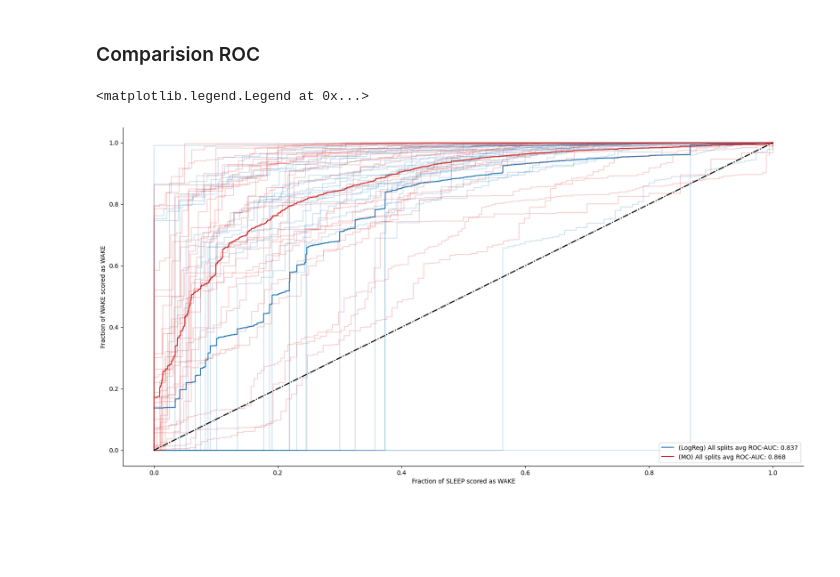
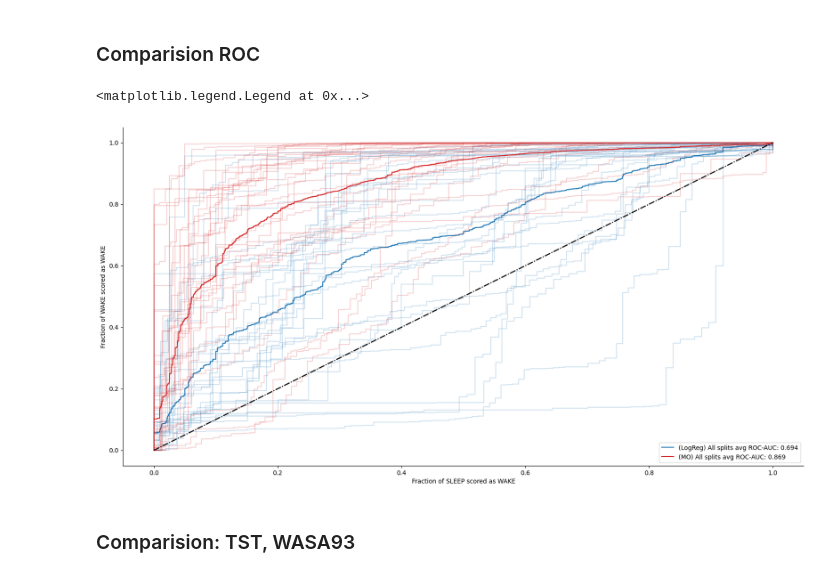
Before and after one commit to Arcascope/pisces, a Jupyter notebook: analyses/stationary_vs_hybrid.ipynb, the cells around one changed output. Cells and saved outputs as stored; diff of their text form; code cells hidden in the pictures; blank space fills up the shorter version.

```diff
--- a/analyses/stationary_vs_hybrid.ipynb
+++ b/analyses/stationary_vs_hybrid.ipynb
@@ -191,7 +226,7 @@ from pisces.experiments import MOResUNetPretrained
 
 w = sets['walch_et_al']
 subj = w.ids[1]
-X, y = mo_preprocessed_data[1]
+(X, y), id  = mo_preprocessed_data_walch[1]
 print("X.shape =", X.shape)
 spec = X[0, 1:, :, 0].T
 
@@ -298,0 +303,8 @@ plot_auc_CDF(log_reg_aucs)
+# %%
+
+from pisces.experiments import LeaveOneOutSplitter, SGDLogisticRegression, run_splits
+
+DATA_SET = walch
+loo = LeaveOneOutSplitter()
+
+split_models, log_reg_preprocessed_data_walch, splits = run_splits(loo, DATA_SET, SGDLogisticRegression)
@@ -298,0 +313,12 @@ plot_auc_CDF(log_reg_aucs)
+# %%
+
+log_reg_preprocessed_data_walch = [l for l in log_reg_preprocessed_data_walch if l[0] is not None]
+log_reg_evaluations_walch: List[dict] = []
+for i, ((X, y), id) in enumerate(log_reg_preprocessed_data_walch):
+    y_hat_proba = split_models[i].predict_probabilities(X)
+    analysis = split_analysis(y, y_hat_sleep_proba)
+    log_reg_evaluations_walch.append(analysis)
+    print(f"Processing {i+1} of {len(log_reg_preprocessed_data_walch)} ({id})... AUROC: {analysis['auc']}")
+log_reg_aucs_walch = [e["auc"] for e in log_reg_evaluations_walch]
+log_reg_fprs_walch = [e["roc_curve"]["fprs"] for e in log_reg_evaluations_walch]
+log_reg_tprs_walch = [e["roc_curve"]["tprs"] for e in log_reg_evaluations_walch]
@@ -431,0 +439,17 @@ prediction: (915,), labels: (957,)
+# %%
+
+log_reg_preprocessed_data_hybrid = [
+    (d, DATA_SET.ids[i])
+    for i in range(len(split_models))
+    if (d := split_models[i].get_needed_X_y(DATA_SET, DATA_SET.ids[i])) is not None
+]
+
+log_reg_evaluations_hybrid: List[dict] = []
+for i, ((X, y), id) in enumerate(log_reg_preprocessed_data_hybrid):
+    y_hat_proba = split_models[i].predict_probabilities(X)
+    analysis = split_analysis(y, y_hat_sleep_proba)
+    log_reg_evaluations_hybrid.append(analysis)
+    print(f"Processing {i+1} of {len(log_reg_preprocessed_data_hybrid)} ({id})... AUROC: {analysis['auc']}")
+log_reg_aucs_hybrid = [e["auc"] for e in log_reg_evaluations_hybrid]
+log_reg_fprs_hybrid = [e["roc_curve"]["fprs"] for e in log_reg_evaluations_hybrid]
+log_reg_tprs_hybrid = [e["roc_curve"]["tprs"] for e in log_reg_evaluations_hybrid]
@@ -444,27 +486,29 @@ plot_auc_PDF(log_reg_aucs_hybrid)
 # %%
 
 
 fig, ax = plt.subplots(figsize=(20, 10))
 add_rocs(
-    fprs=[fpr for fpr, _ in log_reg_roc_curves_hybrid],
-    tprs=[tpr for _, tpr in log_reg_roc_curves_hybrid],
+    fprs=log_reg_fprs_hybrid,
+    tprs=log_reg_tprs_hybrid,
     # min_auc=0.7,
     avg_curve_color="tab:blue",
     specific_curve_color="tab:blue",
     roc_group_name="(LogReg)",
     ax=ax,
 )
 
 add_rocs(
     fprs=mo_fprs_hybrid,
     tprs=mo_tprs_hybrid,
     avg_curve_color="tab:red",
     specific_curve_color="tab:red",
     # min_auc=0.7,
     roc_group_name="(MO)",
     ax=ax
 )
 ax.legend(loc='lower right')
 # %% [output]
 <matplotlib.legend.Legend at 0x...>
-[figure, old version]
+[figure, new version]
+# %% [markdown]
+### Comparision: TST, WASA93
```
Also changed, not shown: parts of 23 cells of this notebook, 3 other files.
